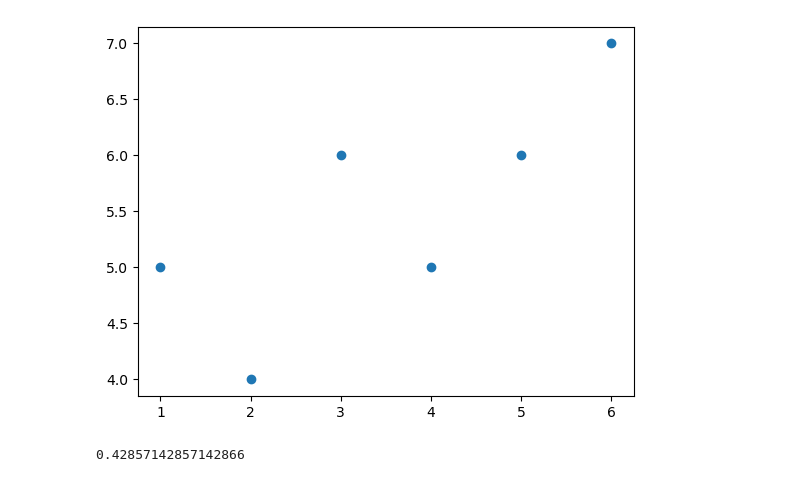
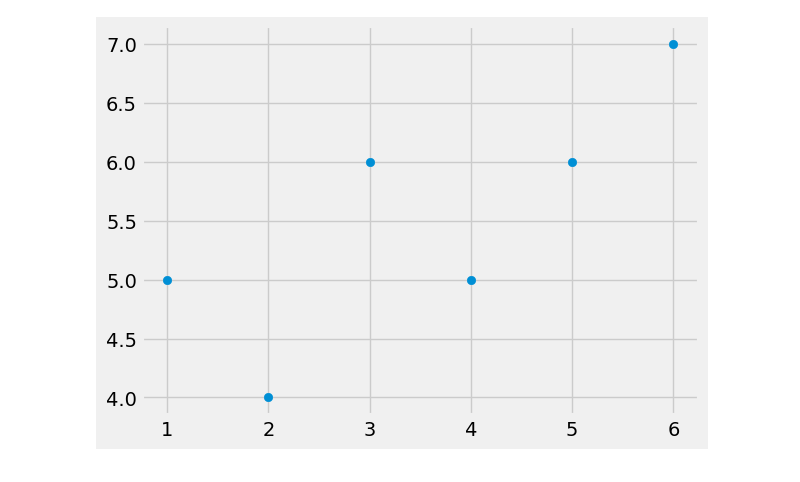
Before and after one commit to SarthakThakur0097/Machine-Learning, a Jupyter notebook: Regression/Untitled.ipynb, the cells around one changed output. Drawn from its saved outputs; the diff is of its cells as text; code cells hidden in the pictures.

```diff
--- a/Regression/Untitled.ipynb
+++ b/Regression/Untitled.ipynb
@@ -1,24 +1,49 @@
 # %%
 from statistics import mean
 import numpy as np
 import matplotlib.pyplot as plt
+from matplotlib import style
+import random
+
+style.use('fivethirtyeight')
+
+def create_dataset(hm, variance, step=2, correlation=False):
+    val = 1
+    ys = []
+    for i in range(hm):
+        y = val + random.randrange(-variance, variance)
+        ys.append(y)
+        if correlation and correlation == 'pos':
+            val+=step
+        elif correlation and correlation == 'neg':
+            val-= step
+    xs = [i for i in range(len(ys))]
+
+    return np.array(xs, dtype=np.float64), np.array(ys, dtype=np.float64)
 
 xs = np.array([1, 2, 3, 4, 5, 6], dtype=np.float64)
 ys = np.array([5, 4, 6, 5, 6, 7], dtype=np.float64)
 
 plt.scatter(xs, ys)
 plt.show()
 # %% [output]
-[figure, old version]
+[figure, new version]
 # %%
-def best_fit_slope(xs, ys):
+def best_fit_slope_and_intercept(xs, ys):
     m = ( ( (mean(xs) * mean(ys)) - mean(xs*ys) ) /
             ((mean(xs)**2) - mean(xs**2)))
 
+    b = mean(ys) - m*mean(xs)
+    return m, b
 
-    return m
+def squared_error(ys_true, ys_predict):
+    return sum((ys_predict-ys_true)**2)
 
-m = best_fit_slope(xs, ys)
-print(m)
+def coefficient_of_determination(ys_true, ys_predict):
+    y_mean_line = [mean(ys_true) for y in ys_true]
+    squared_error_regr = squared_error(ys_true, ys_predict)
+    squared_error_y_mean = squared_error(ys_true, y_mean_line)
+    return 1-(squared_error_regr / squared_error_y_mean)
+
+xs, ys = create_dataset(40, 80, 2, correlation='pos')
+m, b = best_fit_slope_and_intercept(xs, ys)
-# %% [output]
-0.42857142857142866
```
Also changed, not shown: parts of 1 cell of this notebook, 1 other file.
